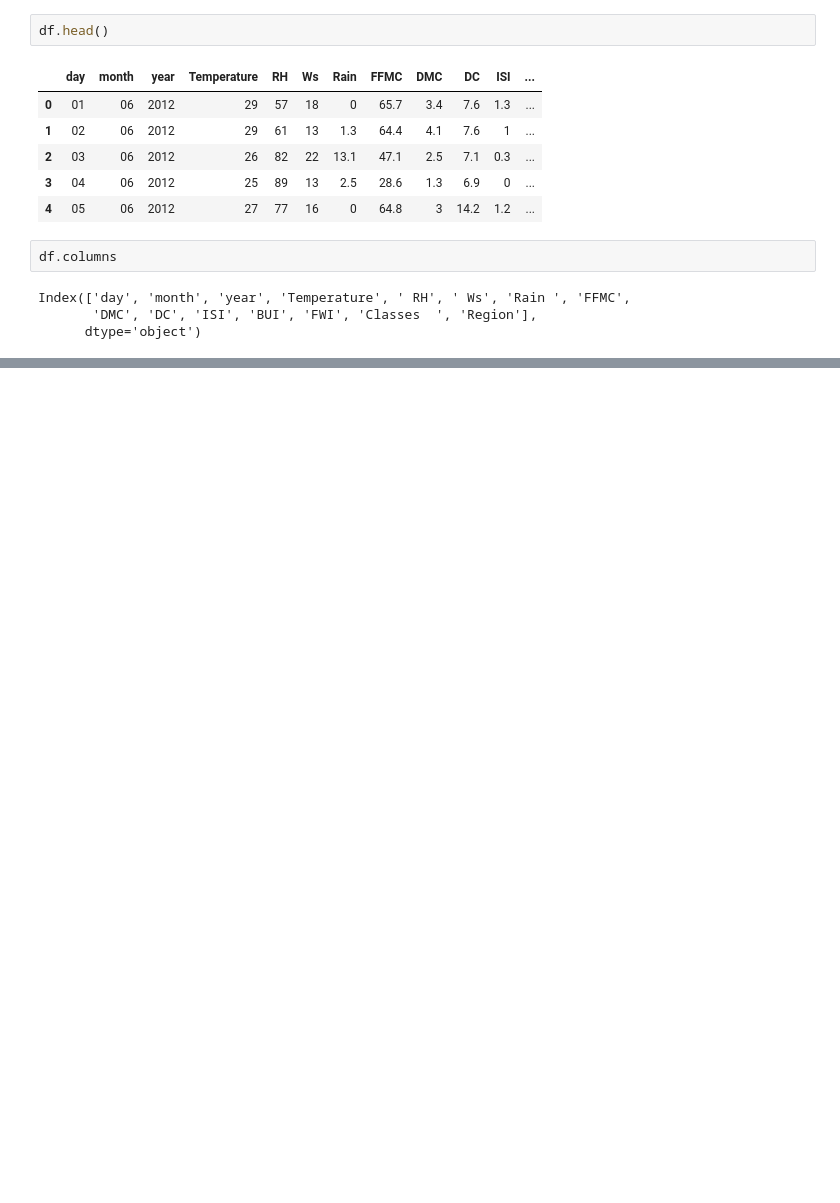
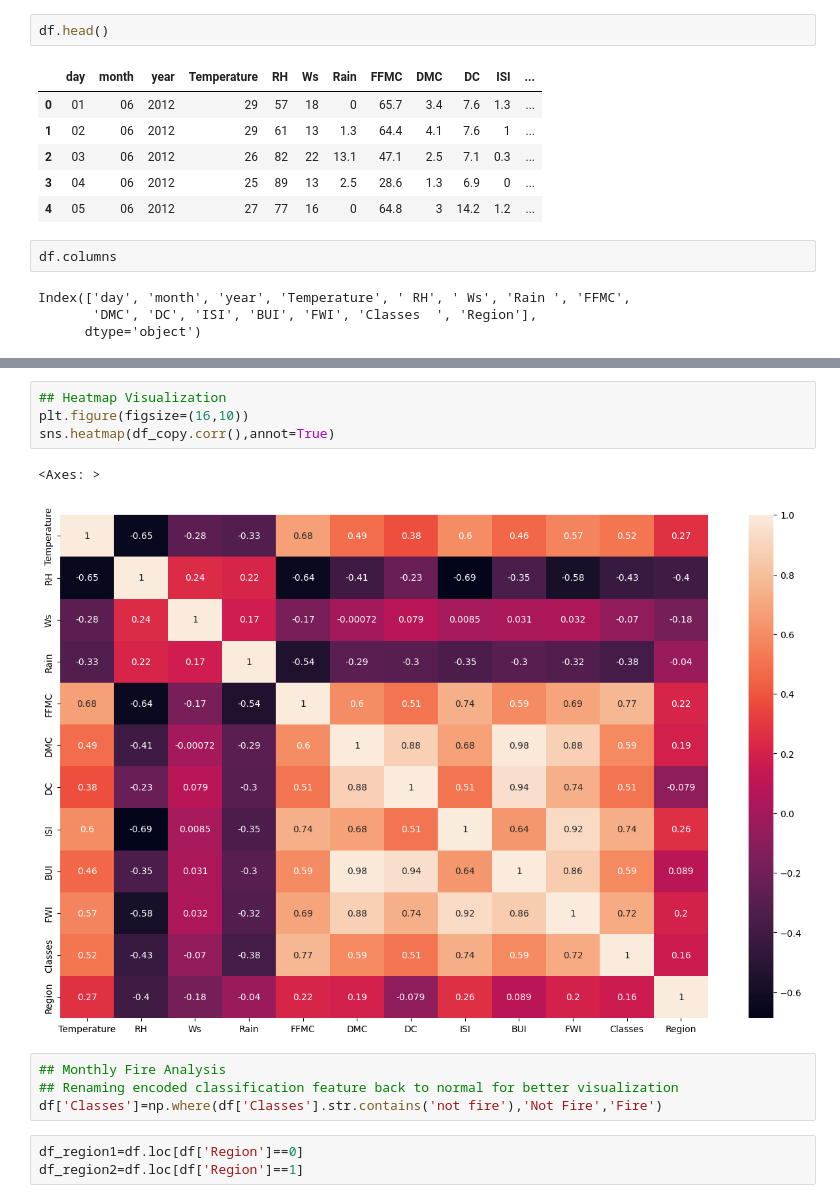
Before and after one commit to santhipsengottuvel/Ridge_Lasso_and_ElasticNet_Regression_Project, a Jupyter notebook: EDA.ipynb, the cells around one changed output, grey strips where cells are left out. Saved outputs shown, nothing was run; the diff lists cells and outputs as text; blank space fills up the shorter version.

```diff
--- a/EDA.ipynb
+++ b/EDA.ipynb
@@ -170,0 +353,14 @@ Index(['day', 'month', 'year', 'Temperature', 'RH', 'Ws', 'Rain', 'FFMC',
+# %%
+## Heatmap Visualization
+plt.figure(figsize=(16,10))
+sns.heatmap(df_copy.corr(),annot=True)
+# %% [output]
+<Axes: >
+[figure, added]
+# %%
+## Monthly Fire Analysis
+## Renaming encoded classification feature back to normal for better visualization
+df['Classes']=np.where(df['Classes'].str.contains('not fire'),'Not Fire','Fire')
+# %%
+df_region1=df.loc[df['Region']==0]
+df_region2=df.loc[df['Region']==1]
```
Also changed, not shown: parts of 36 cells of this notebook, 1 other file.
